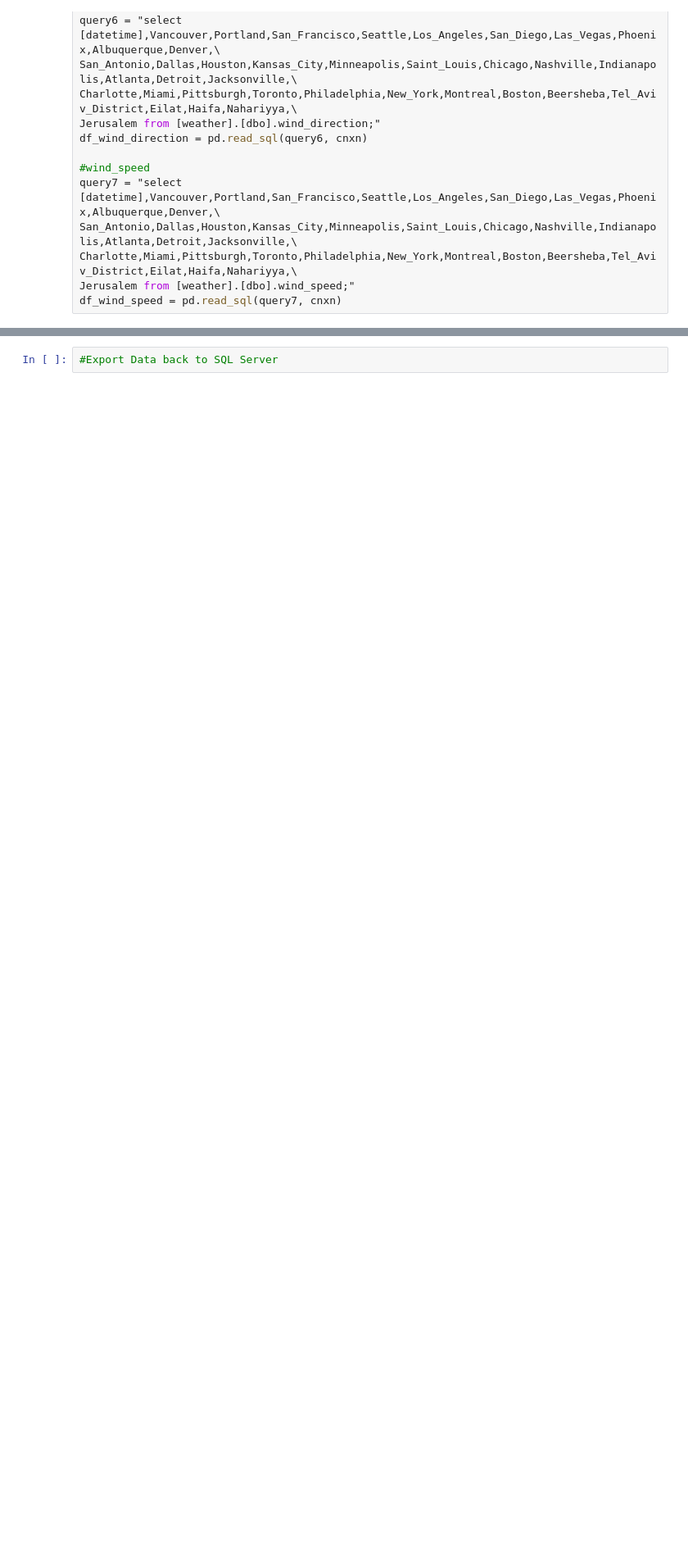
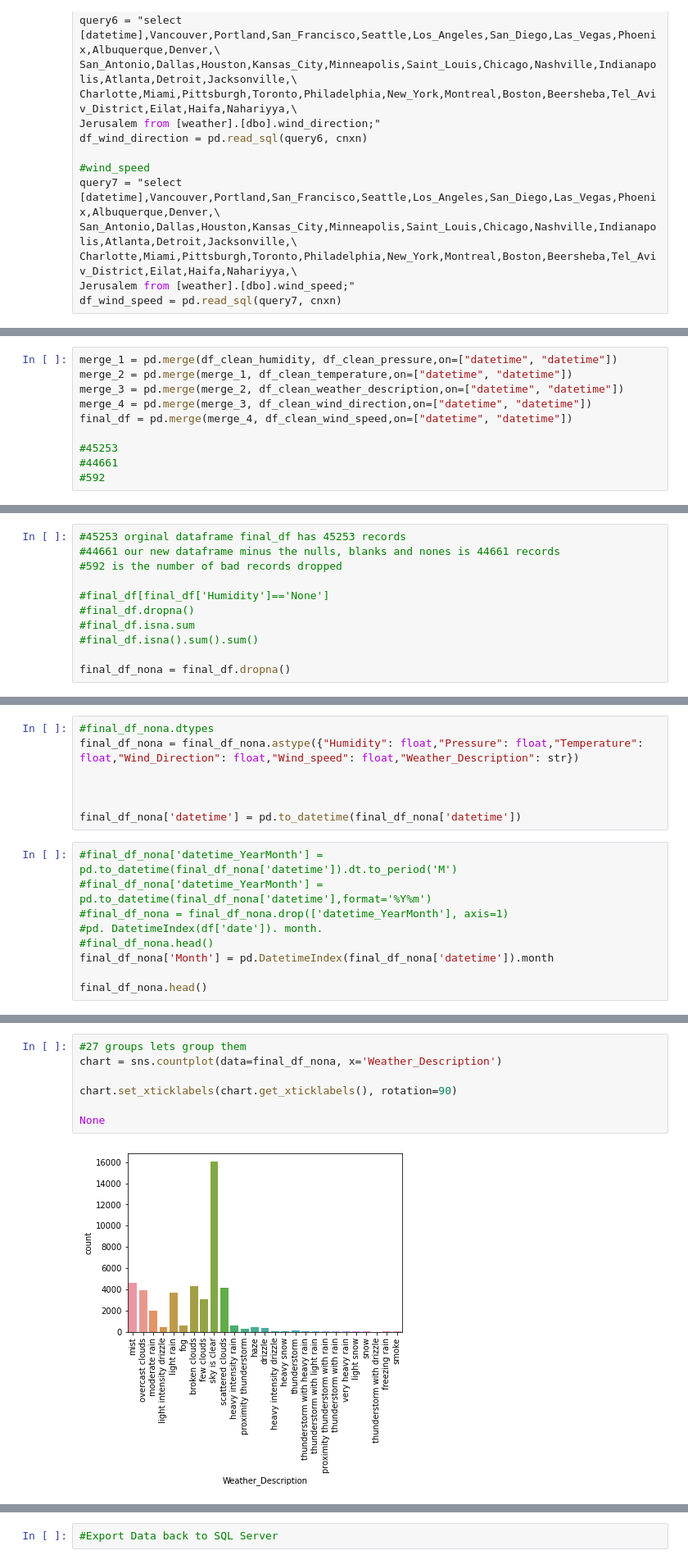
Before and after one commit to ESolomonDev/BestFinalProject, a Jupyter notebook: ImportDataAndTrainModel.ipynb, the cells around one changed output, grey strips where cells are left out. Shown: that part at 82% size. Saved outputs shown, nothing was run; the diff lists cells and outputs as text; blank space fills up the shorter version.

```diff
--- a/ImportDataAndTrainModel.ipynb
+++ b/ImportDataAndTrainModel.ipynb
@@ -84,0 +111,10 @@ df_city_attributes.head()
+# %%
+merge_1 = pd.merge(df_clean_humidity, df_clean_pressure,on=["datetime", "datetime"])
+merge_2 = pd.merge(merge_1, df_clean_temperature,on=["datetime", "datetime"])
+merge_3 = pd.merge(merge_2, df_clean_weather_description,on=["datetime", "datetime"])
+merge_4 = pd.merge(merge_3, df_clean_wind_direction,on=["datetime", "datetime"])
+final_df = pd.merge(merge_4, df_clean_wind_speed,on=["datetime", "datetime"])
+
+#45253
+#44661
+#592
@@ -84,0 +125,11 @@ df_city_attributes.head()
+# %%
+#45253 orginal dataframe final_df has 45253 records
+#44661 our new dataframe minus the nulls, blanks and nones is 44661 records
+#592 is the number of bad records dropped
+
+#final_df[final_df['Humidity']=='None']
+#final_df.dropna()
+#final_df.isna.sum
+#final_df.isna().sum().sum()
+
+final_df_nona = final_df.dropna()
@@ -84,0 +140,16 @@ df_city_attributes.head()
+# %%
+#final_df_nona.dtypes
+final_df_nona = final_df_nona.astype({"Humidity": float,"Pressure": float,"Temperature": float,"Wind_Direction": float,"Wind_speed": float,"Weather_Description": str})
+
+
+
+final_df_nona['datetime'] = pd.to_datetime(final_df_nona['datetime'])
+# %%
+#final_df_nona['datetime_YearMonth'] = pd.to_datetime(final_df_nona['datetime']).dt.to_period('M')
+#final_df_nona['datetime_YearMonth'] = pd.to_datetime(final_df_nona['datetime'],format='%Y%m')
+#final_df_nona = final_df_nona.drop(['datetime_YearMonth'], axis=1)
+#pd. DatetimeIndex(df['date']). month.
+#final_df_nona.head()
+final_df_nona['Month'] = pd.DatetimeIndex(final_df_nona['datetime']).month
+
+final_df_nona.head()
@@ -84,0 +189,9 @@ df_city_attributes.head()
+# %%
+#27 groups lets group them
+chart = sns.countplot(data=final_df_nona, x='Weather_Description')
+
+chart.set_xticklabels(chart.get_xticklabels(), rotation=90)
+
+None
+# %% [output]
+[figure, added]
```
Also changed, not shown: parts of 78 cells of this notebook, 10 other files.
